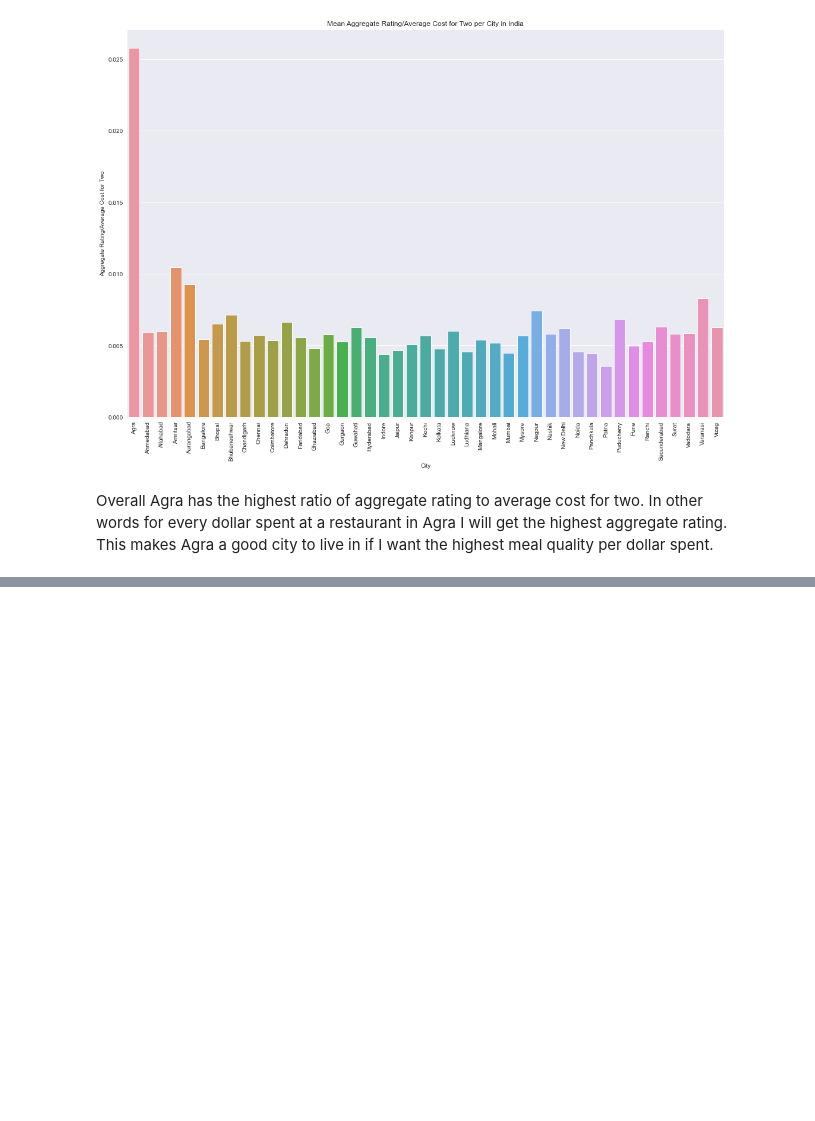
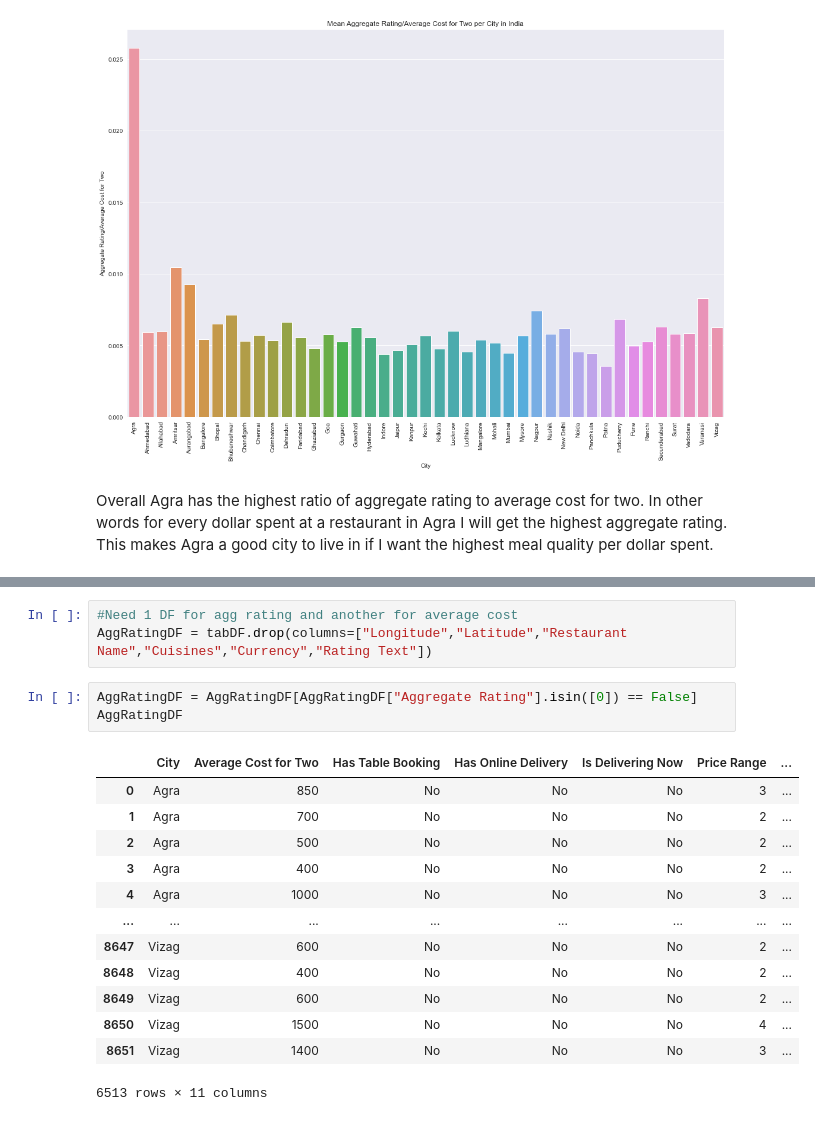
Before and after one commit to data301-2021-winter1/group28-project, a Jupyter notebook: notebooks/analysis1.ipynb, the cells around one changed output, grey strips where cells are left out. Cells and saved outputs as stored; diff of their text form; blank space fills up the shorter version.

```diff
--- a/notebooks/analysis1.ipynb
+++ b/notebooks/analysis1.ipynb
@@ -686,0 +895,20 @@ Overall Agra has the highest ratio of aggregate rating to average cost for two.
+# %%
+#Need 1 DF for agg rating and another for average cost
+AggRatingDF = tabDF.drop(columns=["Longitude","Latitude","Restaurant Name","Cuisines","Currency","Rating Text"])
+# %%
+AggRatingDF = AggRatingDF[AggRatingDF["Aggregate Rating"].isin([0]) == False]
+AggRatingDF
+# %% [output]
+|  | City | Average Cost for Two | Has Table Booking | Has Online Delivery | Is Delivering Now | Price Range | ... |
+| 0 | Agra | 850 | No | No | No | 3 | ... |
+| 1 | Agra | 700 | No | No | No | 2 | ... |
+| 2 | Agra | 500 | No | No | No | 2 | ... |
+| 3 | Agra | 400 | No | No | No | 2 | ... |
+| 4 | Agra | 1000 | No | No | No | 3 | ... |
+| ... | ... | ... | ... | ... | ... | ... | ... |
+| 8647 | Vizag | 600 | No | No | No | 2 | ... |
+| 8648 | Vizag | 400 | No | No | No | 2 | ... |
+| 8649 | Vizag | 600 | No | No | No | 2 | ... |
+| 8650 | Vizag | 1500 | No | No | No | 4 | ... |
+| 8651 | Vizag | 1400 | No | No | No | 3 | ... |
+6513 rows × 11 columns
```
Also changed, not shown: parts of 10 cells of this notebook, 4 other files.
